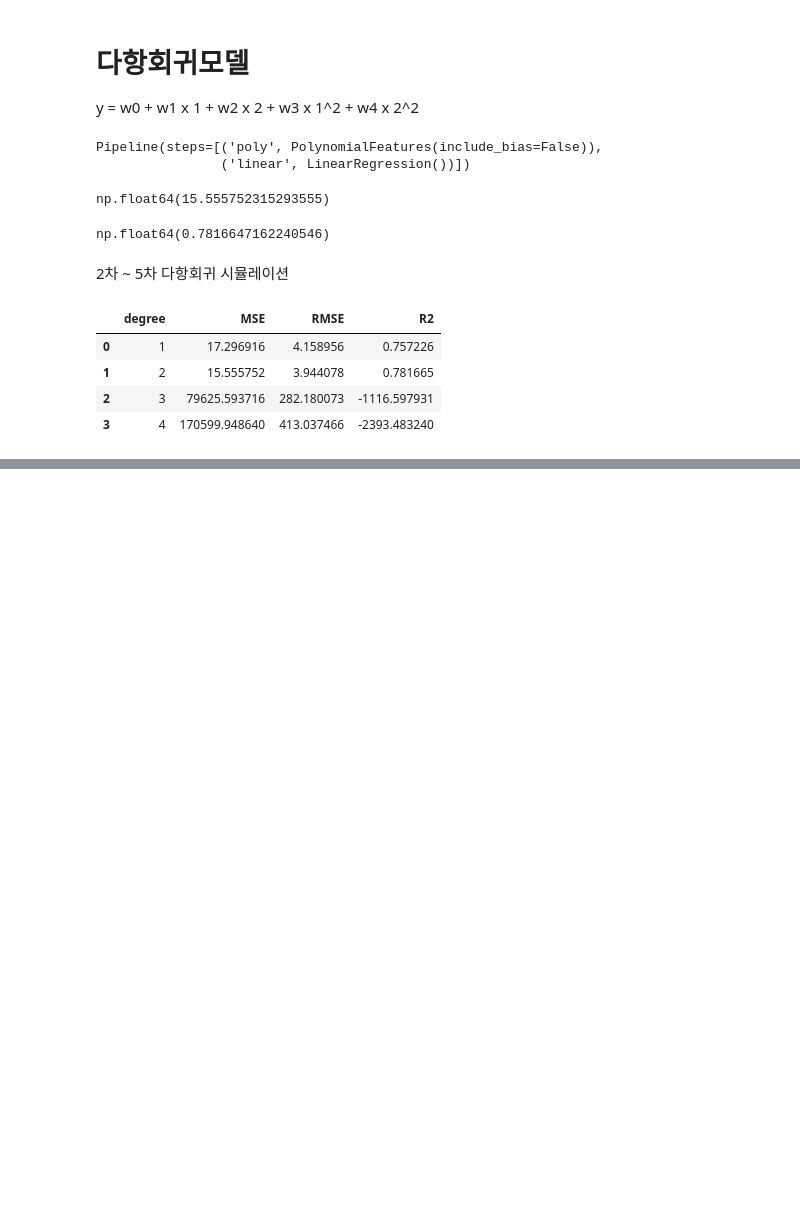
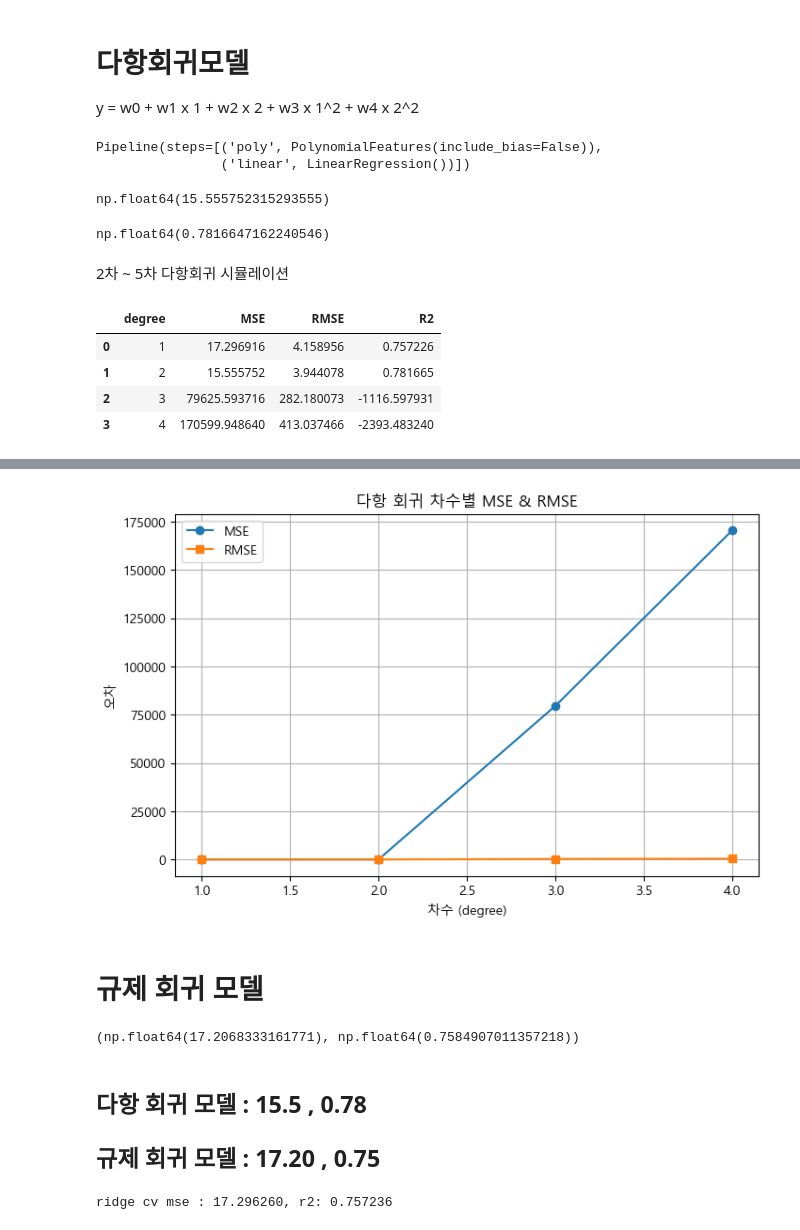
Before and after one commit to jihuikim45/hipython_rep, a Jupyter notebook: 37. 선형회귀분석.ipynb, the cells around one changed output, grey strips where cells are left out. Saved outputs shown, nothing was run; the diff lists cells and outputs as text; code cells hidden in the pictures; blank space fills up the shorter version.

```diff
--- a/37. 선형회귀분석.ipynb
+++ b/37. 선형회귀분석.ipynb
@@ -219,0 +281,16 @@ pd.DataFrame(results)
+# %%
+# MSE & RMSE 비교
+
+plt.figure(figsize=(8, 5))
+plt.plot(df_results['degree'], df_results['MSE'], marker='o', label='MSE')
+plt.plot(df_results['degree'], df_results['RMSE'], marker='s', label='RMSE')
+plt.title('다항 회귀 차수별 MSE & RMSE')
+plt.xlabel('차수 (degree)')
+plt.ylabel('오차')
+plt.legend()
+plt.grid(True)
+plt.show()
+# %% [output]
+[figure, added]
+# %% [markdown]
+# 규제 회귀 모델
@@ -219,0 +299,24 @@ pd.DataFrame(results)
+# %%
+ridge = Ridge(alpha=1.0)
+ridge.fit(X_train, y_train)
+pred_ridge = ridge.predict(X_test)
+
+mse = mean_squared_error(y_test, pred_ridge)
+r2 = r2_score(y_test, pred_ridge)
+mse, r2
+# %% [output]
+(np.float64(17.2068333161771), np.float64(0.7584907011357218))
+# %% [markdown]
+## 다항 회귀 모델 : 15.5 , 0.78
+## 규제 회귀 모델 : 17.20 , 0.75
+# %%
+from sklearn.linear_model import RidgeCV, LassoCV, ElasticNet
+alphas = [0.001, 0.01, 0.1, 1, 10, 100]
+ridge_cv = RidgeCV(alphas=alphas, cv=5)
+ridge_cv.fit(X_train, y_train)
+ridge_preds = ridge_cv.predict(X_test)
+ridge_mse = mean_squared_error(y_test, ridge_preds)
+ridge_r2 = r2_score(y_test, ridge_preds)
+print(f'ridge cv mse : {ridge_mse:4f}, r2: {ridge_r2:4f}')
+# %% [output]
+ridge cv mse : 17.296260, r2: 0.757236
```
Also changed, not shown: parts of 27 cells of this notebook.
